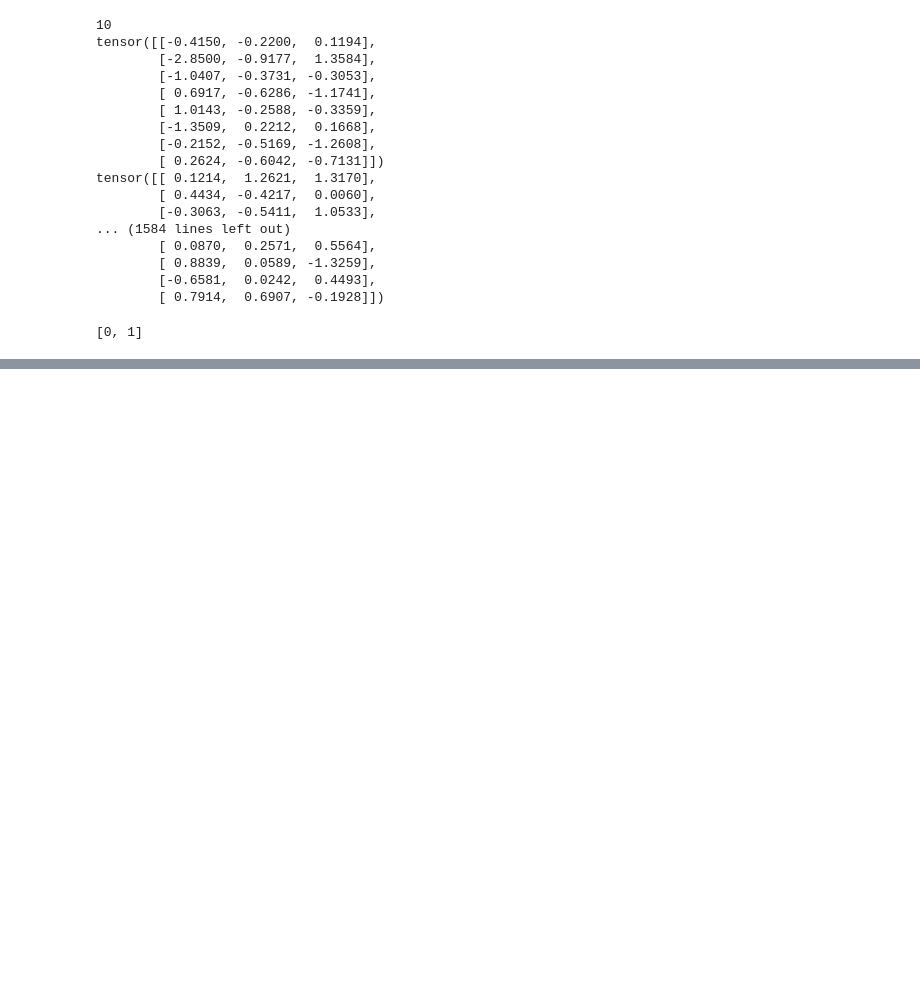
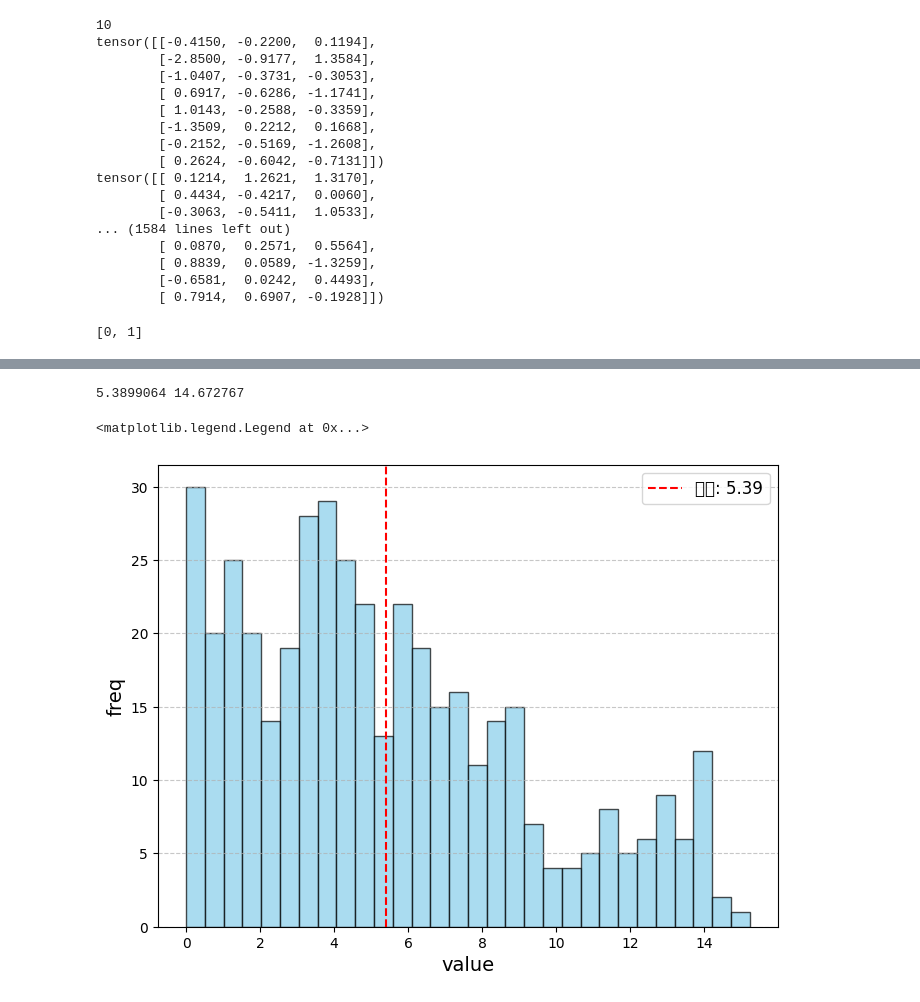
Before and after one commit to Duckyee-z/diffusiondrive, a Jupyter notebook: test.ipynb, the cells around one changed output, grey strips where cells are left out. Cells and saved outputs as stored; diff of their text form; code cells hidden in the pictures; blank space fills up the shorter version.

Commit message:
finish data analyse

```diff
--- a/test.ipynb
+++ b/test.ipynb
@@ -83,0 +79,10 @@ tensor([999, 949, 899, 849, 799, 749, 699, 649, 599, 549, 499, 449, 399, 349,
+# %%
+import numpy as np
+import pickle
+
+with open("train.pkl", "rb") as f:
+    loaded_data = pickle.load(f)
+loaded_data.keys()
+
+for k, v in loaded_data.items():
+    print(k, v.shape)
@@ -83,0 +107,21 @@ tensor([999, 949, 899, 849, 799, 749, 699, 649, 599, 549, 499, 449, 399, 349,
+# %%
+loaded_data['train_velocity_x'].shape
+train_velocity_x = loaded_data['train_velocity_x']
+mean = np.mean(train_velocity_x)
+variance = np.var(train_velocity_x)
+print(mean, variance)
+
+import matplotlib.pyplot as plt
+# 绘制频率分布直方图
+plt.figure(figsize=(8, 6))
+plt.hist(train_velocity_x, bins=30, color='skyblue', edgecolor='black', alpha=0.7)  # 直方图
+# plt.title("频率分布直方图", fontsize=16)
+plt.xlabel("value", fontsize=14)
+plt.ylabel("freq", fontsize=14)
+plt.grid(axis='y', linestyle='--', alpha=0.7)
+plt.axvline(mean, color='red', linestyle='--', linewidth=1.5, label=f'均值: {mean:.2f}')
+plt.legend(fontsize=12)
+# %% [output]
+5.3899064 14.672767
+<matplotlib.legend.Legend at 0x...>
+[figure, added]
```
Also changed, not shown: parts of 3 cells of this notebook, 21 other files.
